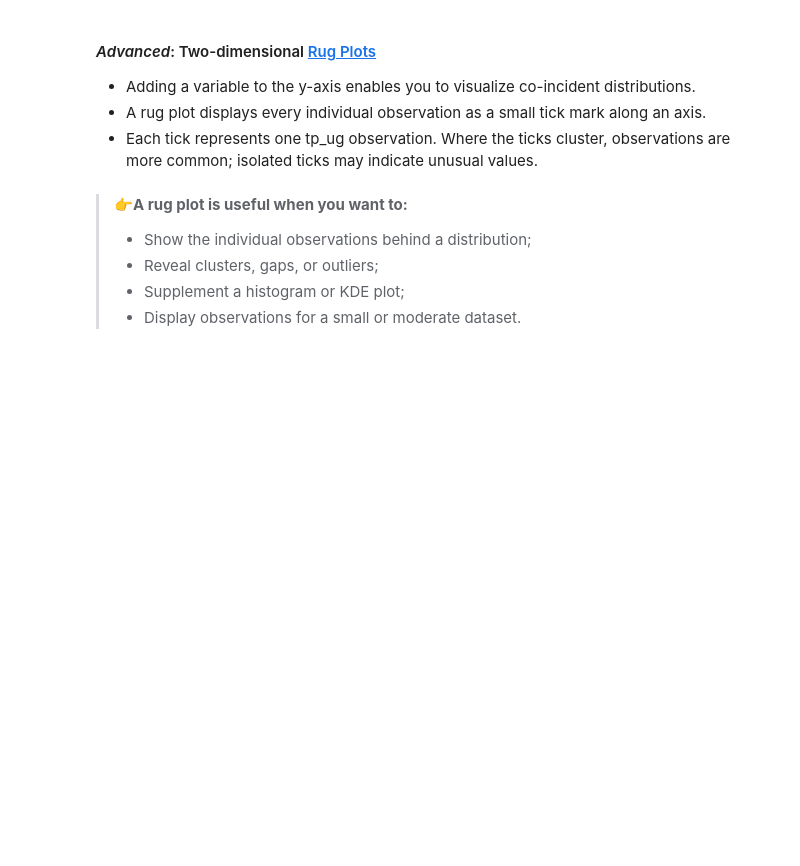
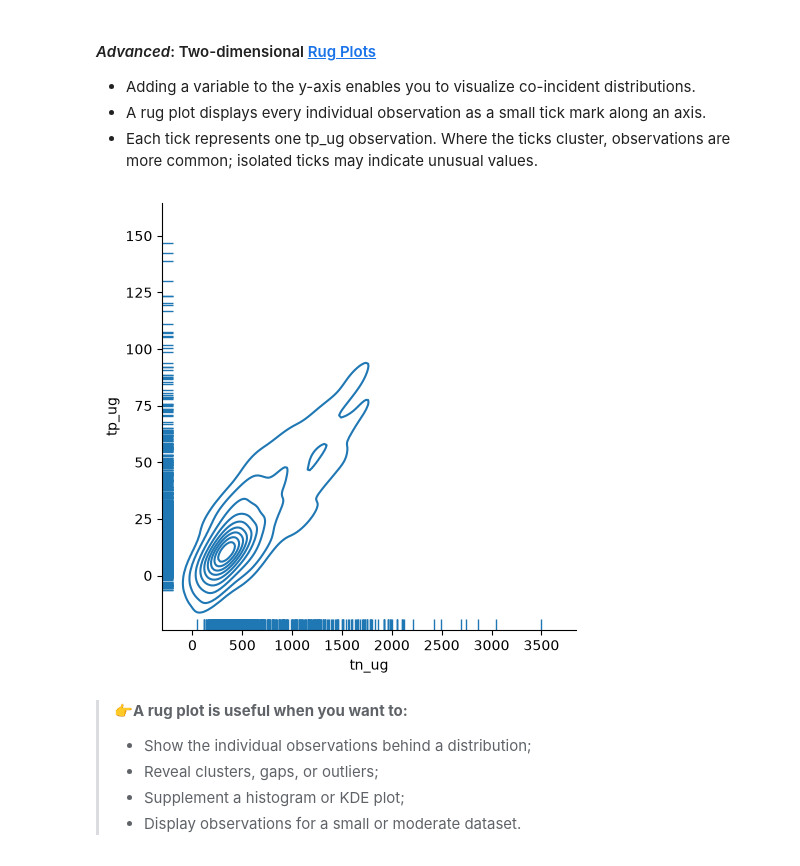
Before and after one commit to JoshG07/ENV700, a Jupyter notebook: lessons/M5-1-visualization-plot-types.ipynb, the cells around one changed output. Cells and saved outputs as stored; diff of their text form; code cells hidden in the pictures; blank space fills up the shorter version.

```diff
--- a/lessons/M5-1-visualization-plot-types.ipynb
+++ b/lessons/M5-1-visualization-plot-types.ipynb
@@ -327,14 +373,16 @@ sns.displot(
 # %%
 #Two-dimensional Rug Plot - measurements by month and year
 sns.displot(
     data=PeterPaul_chem_nutrients,
     x='tn_ug',
     y='tp_ug',
-    #rug='true',
+    rug='true',
     #binwidth=(50, 5),
-    #kind='kde',
+    kind='kde',
     #hue='lakename'
 );
+# %% [output]
+[figure, added]
 # %% [markdown]
 > 👉**A rug plot is useful when you want to:**
 >
```
Also changed, not shown: parts of 24 cells of this notebook.
